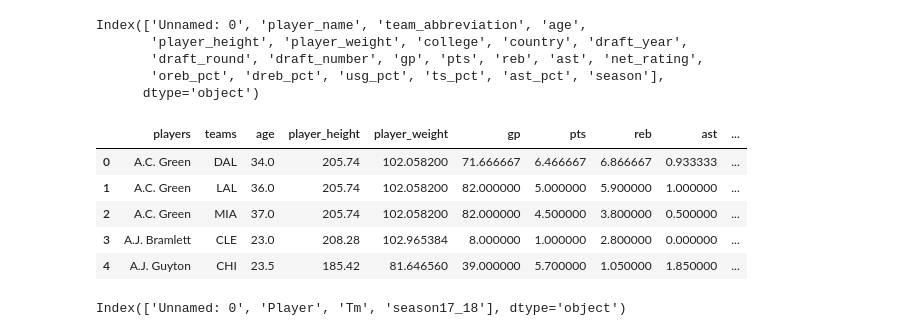
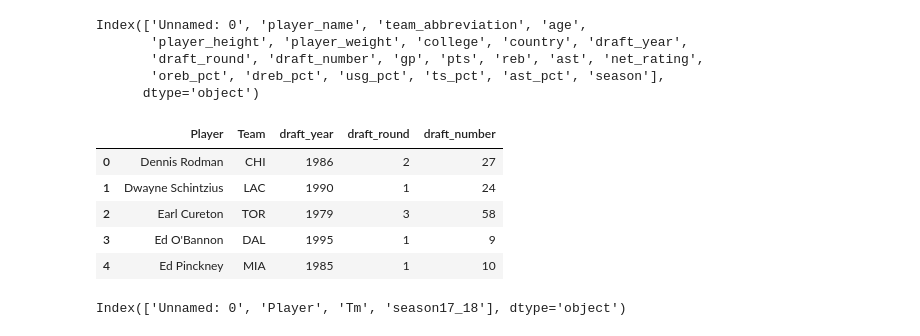
Before and after one commit to SanaRogers/ETL-Project, a Jupyter notebook: NBA_Players.ipynb, the cells around one changed output. Drawn from its saved outputs; the diff is of its cells as text; code cells hidden in the pictures.

```diff
--- a/NBA_Players.ipynb
+++ b/NBA_Players.ipynb
@@ -28,8 +28,8 @@ salary_df.head()
 | 4 | 5 | Blake Griffin | DET | 29512900.0 |
 # %%
 csv_file = "Resources/all_players.csv"
-all_players_df = pd.read_csv(csv_file)
-all_players_df.head()
+draft_df = pd.read_csv(csv_file)
+draft_df.head()
 # %% [output]
 |  | Unnamed: 0 | player_name | team_abbreviation | age | player_height | player_weight | college | country | ... |
 | 0 | 0 | Dennis Rodman | CHI | 36 | 198.12 | 99.790240 | Southeastern Oklahoma State | USA | ... |
@@ -59,17 +59,18 @@ Index(['Unnamed: 0', 'player_name', 'team_abbreviation', 'age',
        'oreb_pct', 'dreb_pct', 'usg_pct', 'ts_pct', 'ast_pct', 'season'],
       dtype='object')
 # %%
-pl_grp = all_players_df.groupby(['player_name','team_abbreviation'])
-players_df = pl_grp.mean().reset_index().drop(columns='Unnamed: 0').rename(columns={'player_name':'players','team_abbreviation':'teams'})
+# draft_final_df = draft_df.groupby(['player_name','team_abbreviation'])
+# draft_info_df = draft_final_df.mean().reset_index().drop(columns='Unnamed: 0').rename(columns={'player_name':'Player','team_abbreviation':'Team'})
+draft_df = draft_df.rename(columns={'player_name':'Player', 'team_abbreviation':'Team'})
+draft_final_df = draft_df[['Player','Team','draft_year','draft_round','draft_number']]
+draft_final_df.head()
+# %% [output]
+|  | Player | Team | draft_year | draft_round | draft_number |
+| 0 | Dennis Rodman | CHI | 1986 | 2 | 27 |
+| 1 | Dwayne Schintzius | LAC | 1990 | 1 | 24 |
+| 2 | Earl Cureton | TOR | 1979 | 3 | 58 |
+| 3 | Ed O'Bannon | DAL | 1995 | 1 | 9 |
+| 4 | Ed Pinckney | MIA | 1985 | 1 | 10 |
-# %%
-players_df.head()
-# %% [output]
-|  | players | teams | age | player_height | player_weight | gp | pts | reb | ast | ... |
-| 0 | A.C. Green | DAL | 34.0 | 205.74 | 102.058200 | 71.666667 | 6.466667 | 6.866667 | 0.933333 | ... |
-| 1 | A.C. Green | LAL | 36.0 | 205.74 | 102.058200 | 82.000000 | 5.000000 | 5.900000 | 1.000000 | ... |
-| 2 | A.C. Green | MIA | 37.0 | 205.74 | 102.058200 | 82.000000 | 4.500000 | 3.800000 | 0.500000 | ... |
-| 3 | A.J. Bramlett | CLE | 23.0 | 208.28 | 102.965384 | 8.000000 | 1.000000 | 2.800000 | 0.000000 | ... |
-| 4 | A.J. Guyton | CHI | 23.5 | 185.42 | 81.646560 | 39.000000 | 5.700000 | 1.050000 | 1.850000 | ... |
 # %%
 salary_df.columns
 # %% [output]
```
Also changed, not shown: parts of 9 cells of this notebook, 7 other files.
